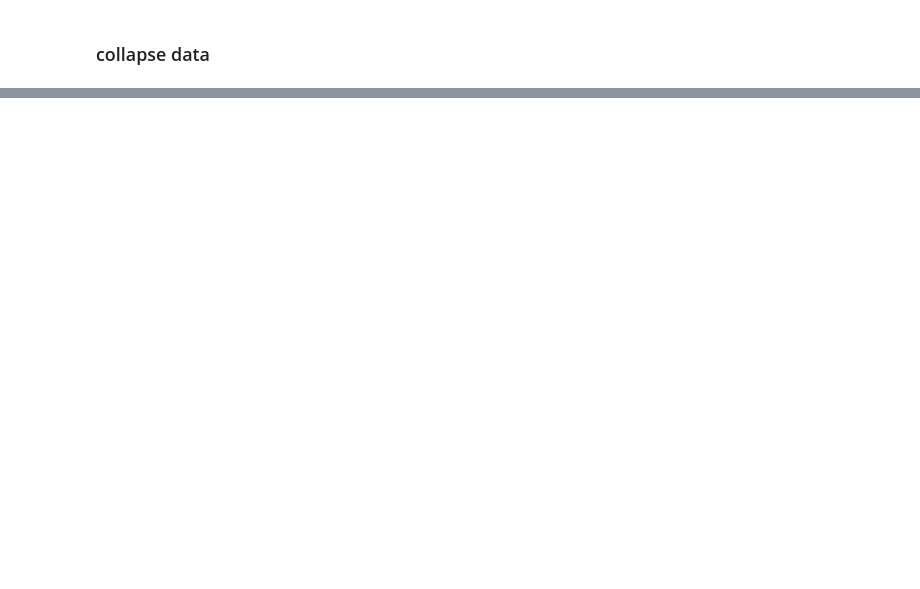
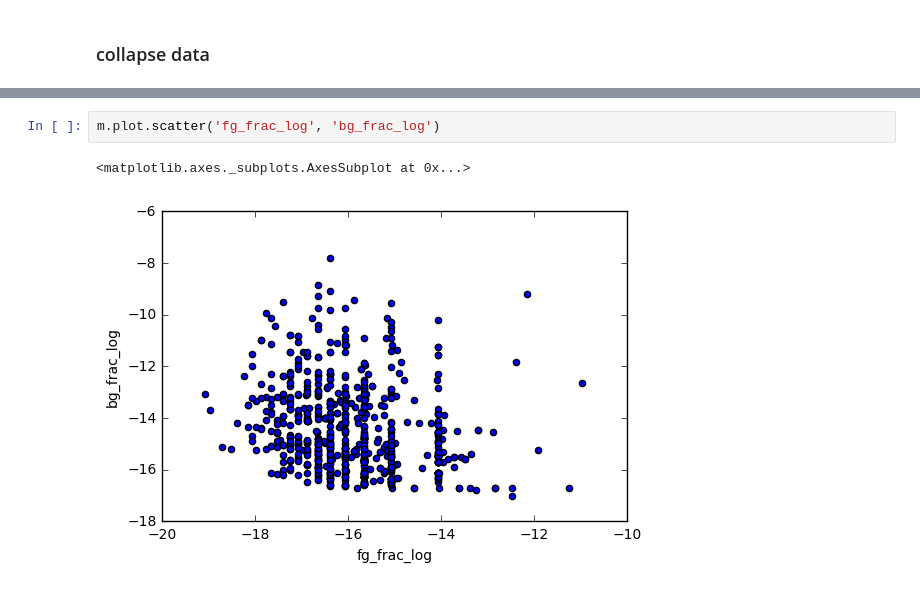
Before and after one commit to samesense/pathopredictor, a Jupyter notebook: notebooks/merge_count_data.ipynb, the cells around one changed output, grey strips where cells are left out. Cells and saved outputs as stored; diff of their text form; blank space fills up the shorter version.

```diff
--- a/notebooks/merge_count_data.ipynb
+++ b/notebooks/merge_count_data.ipynb
@@ -31,0 +92,5 @@ m.head()
+# %%
+m.plot.scatter('fg_frac_log', 'bg_frac_log')
+# %% [output]
+<matplotlib.axes._subplots.AxesSubplot at 0x...>
+[figure, added]
```
Also changed, not shown: parts of 4 cells of this notebook, 2 other files.
